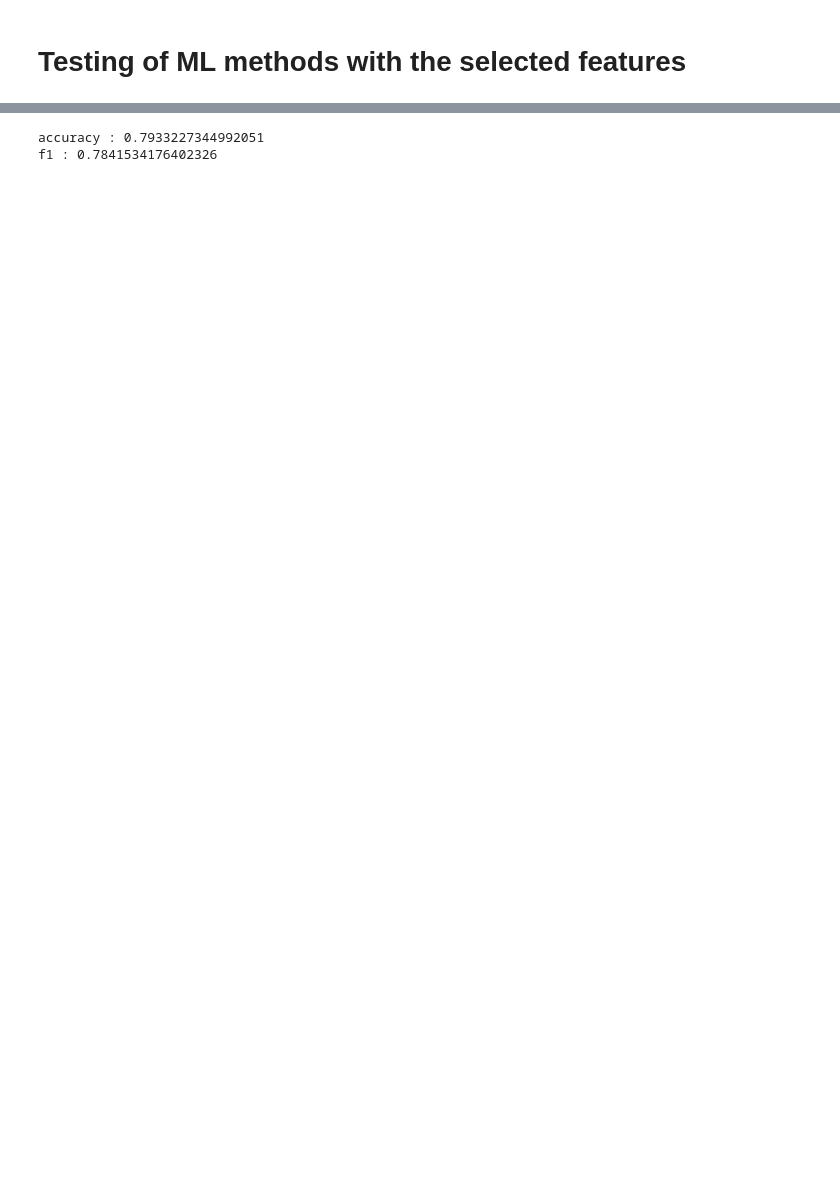
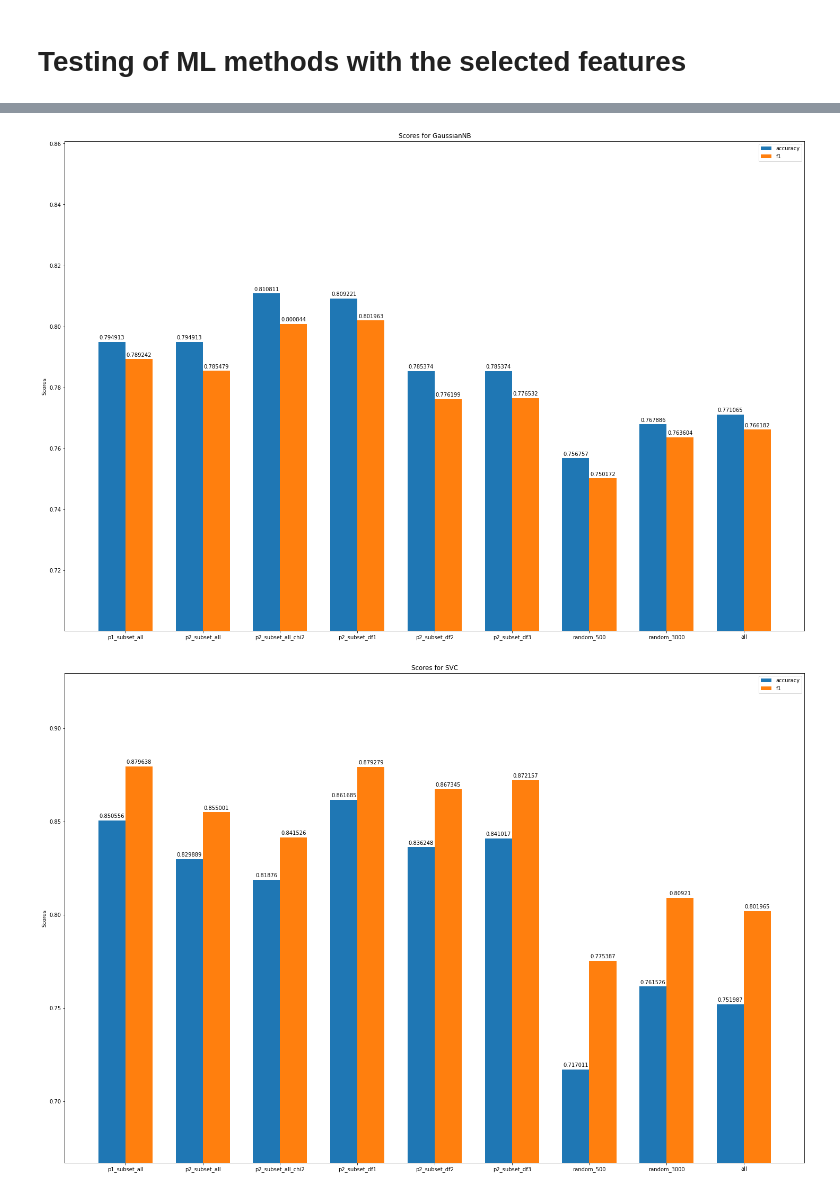
Before and after one commit to gakoo35/MLBD, a Jupyter notebook: main.ipynb, the cells around one changed output, grey strips where cells are left out. Drawn from its saved outputs; the diff is of its cells as text; code cells hidden in the pictures; blank space fills up the shorter version.

```diff
--- a/main.ipynb
+++ b/main.ipynb
@@ -611,0 +730,3 @@ Nb features df1: 1174
+# %%
+for key, value in dict_features_subset.items():
+    print('Size of '+key+': '+str(len(value)))
@@ -612,15 +743,45 @@ Nb features df1: 1174
 # %%
-from sklearn.naive_bayes import GaussianNB
-from sklearn.metrics import accuracy_score
-from sklearn.metrics import f1_score
-y_train = le1.transform(y_train1)
-y_test = le1.transform(y_test1)
-model = GaussianNB()
-y_hat = model.fit(X_train1[p2_subset_all], y_train).predict(X_test1[p2_subset_all])
-acc = accuracy_score(y_hat, y_test)
-f1 = f1_score(y_hat, y_test, average='weighted')
-print('accuracy :', acc)
-print('f1 :', f1)
+def get_result_model(model, X_train, y_train, X_test, y_test, subset, transformer):
+    y_train = transformer.transform(y_train.values.ravel())
+    y_test = transformer.transform(y_test.values.ravel())
+    y_hat = model.fit(X_train[subset], y_train).predict(X_test[subset])
+    acc = accuracy_score(y_hat, y_test)
+    f1 = f1_score(y_hat, y_test, average='weighted')
+    return acc, f1
-# %% [output]
-accuracy : 0.7933227344992051
-f1 : 0.7841534176402326
+# %%
+def test_models_seperate(X_tr, y_tr, X_te, y_te, le):
+    # start by comparing all the subset with the same algorithm and same classification
+    models = [GaussianNB, SVC, SGDClassifier]
+    models_names = ['GaussianNB', 'SVC', 'SGDClassifier']
+    for i in range(0, len(models)):
+
+        names = []
+        accuracies = []
+        f1s = []
+        nb_features = []
+        for key, value in dict_features_subset.items():
+            acc, f1 = get_result_model(models[i](), X_tr, y_tr, X_te, y_te, value, le)
+            names.append(key)
+            accuracies.append(acc)
+            f1s.append(f1)
+            nb_features.append(len(value))
+
+        x = np.arange(len(names))  # the label locations
+        width = 0.35  # the width of the bars
+        plt.figure(figsize=(25, 17))
+
+        rects1 = plt.bar(x - width/2, accuracies, width, label='accuracy')
+        rects2 = plt.bar(x + width/2, f1s, width, label='f1')
+        plt.ylim(min([min(accuracies), min(f1s)])-0.05, max([max(accuracies), max(f1s)])+0.05)
+
+        # Add some text for labels, title and custom x-axis tick labels, etc.
+        plt.ylabel('Scores')
+        plt.title('Scores for '+models_names[i])
+        plt.xticks(x, names)
+        plt.legend()
+
+        plt.bar_label(rects1, padding=3)
+        plt.bar_label(rects2, padding=3)
+
+
+        plt.show()
@@ -626,0 +846,6 @@ f1 : 0.7841534176402326
+# %%
+test_models_seperate(X_train1, y_train1, X_test1, y_test1, le1)
+test_models_together(X_train1, y_train1, X_test1, y_test1, le1)
+# %% [output]
+[figure, added]
+[figure, added]
```
Also changed, not shown: parts of 23 cells of this notebook.
